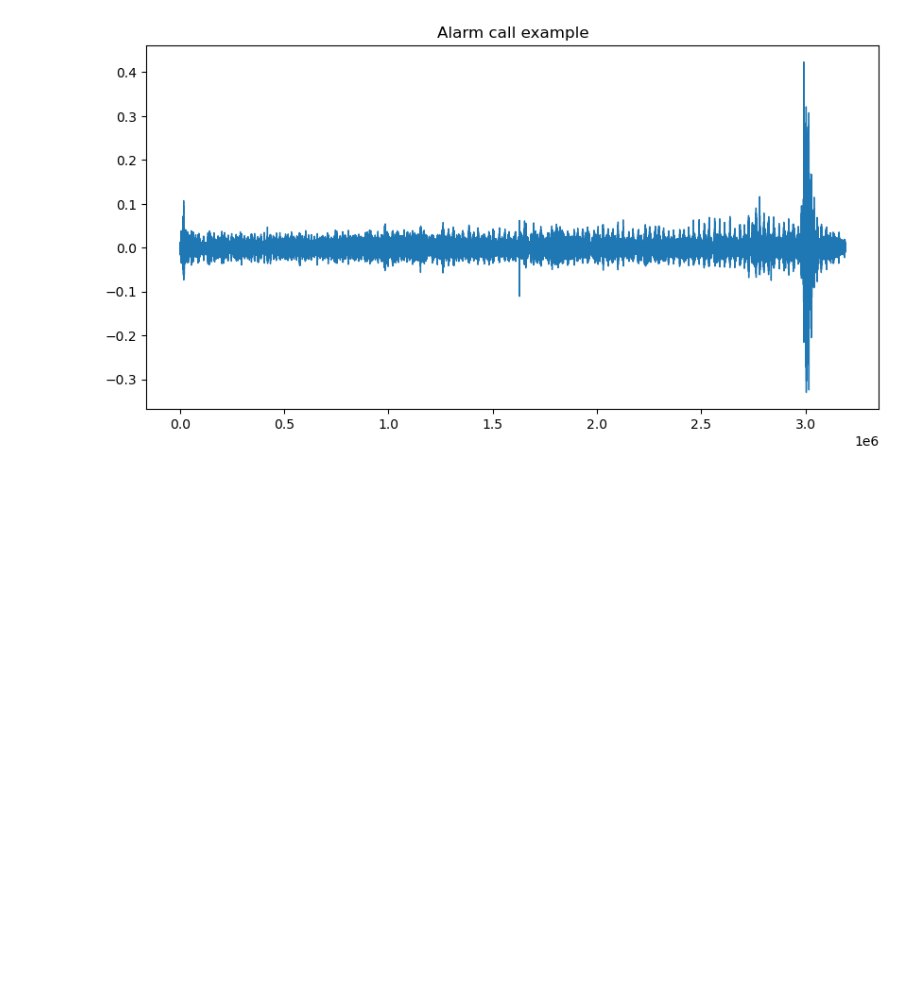
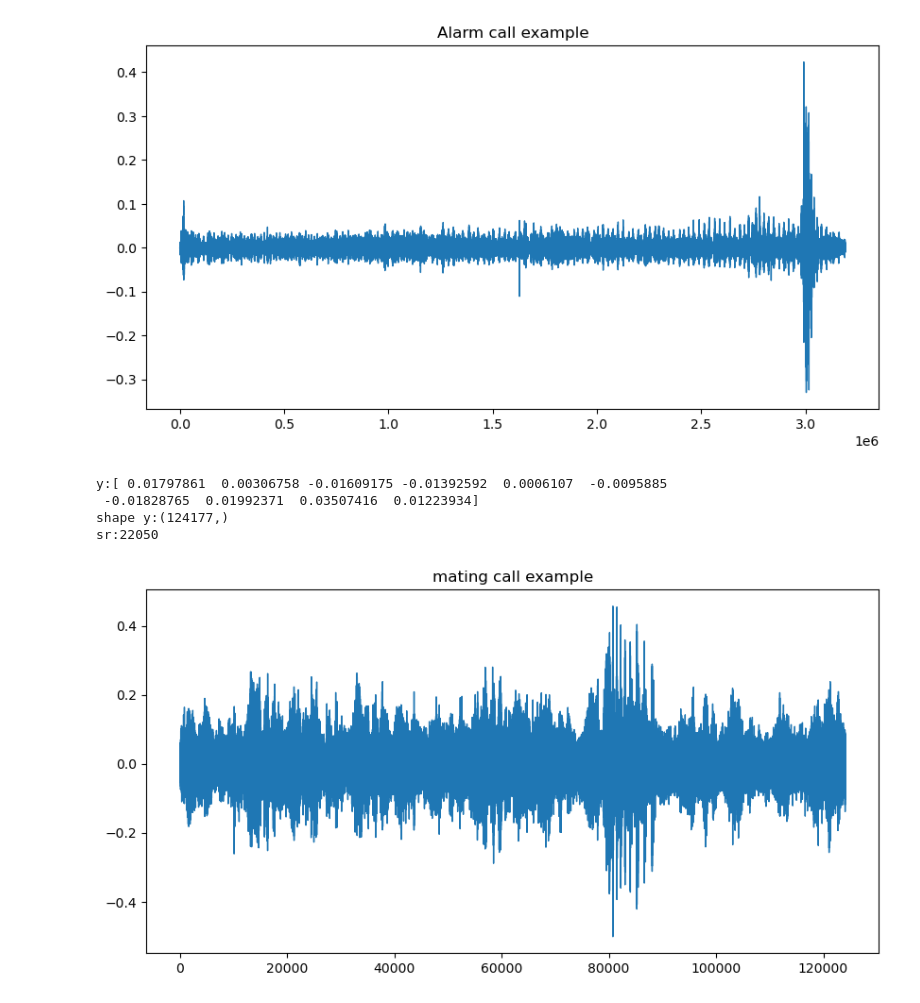
Before and after one commit to baliddeki/Bird-Behavior-ML-Project, a Jupyter notebook: data_cleaning.ipynb, the cells around one changed output. Drawn from its saved outputs; the diff is of its cells as text; code cells hidden in the pictures; blank space fills up the shorter version.

Commit message:
turned the other call into an array of numpy and plotted it

```diff
--- a/data_cleaning.ipynb
+++ b/data_cleaning.ipynb
@@ -120,3 +120,19 @@ pd.Series(y).plot(figsize = (10, 5), lw=1,
 plt.show()
 # %% [output]
 [figure]
+# %%
+y, sr = librosa.load(mating_call)
+print(f'y:{y[:10]}')
+print(f'shape y:{y.shape}')
+print(f'sr:{sr}')
+# %% [output]
+y:[ 0.01797861  0.00306758 -0.01609175 -0.01392592  0.0006107  -0.0095885
+ -0.01828765  0.01992371  0.03507416  0.01223934]
+shape y:(124177,)
+sr:22050
+# %%
+pd.Series(y).plot(figsize = (10, 5), lw=1,
+                 title = "mating call example")
+plt.show()
+# %% [output]
+[figure, added]
```
Also changed, not shown: parts of 1 cell of this notebook.
